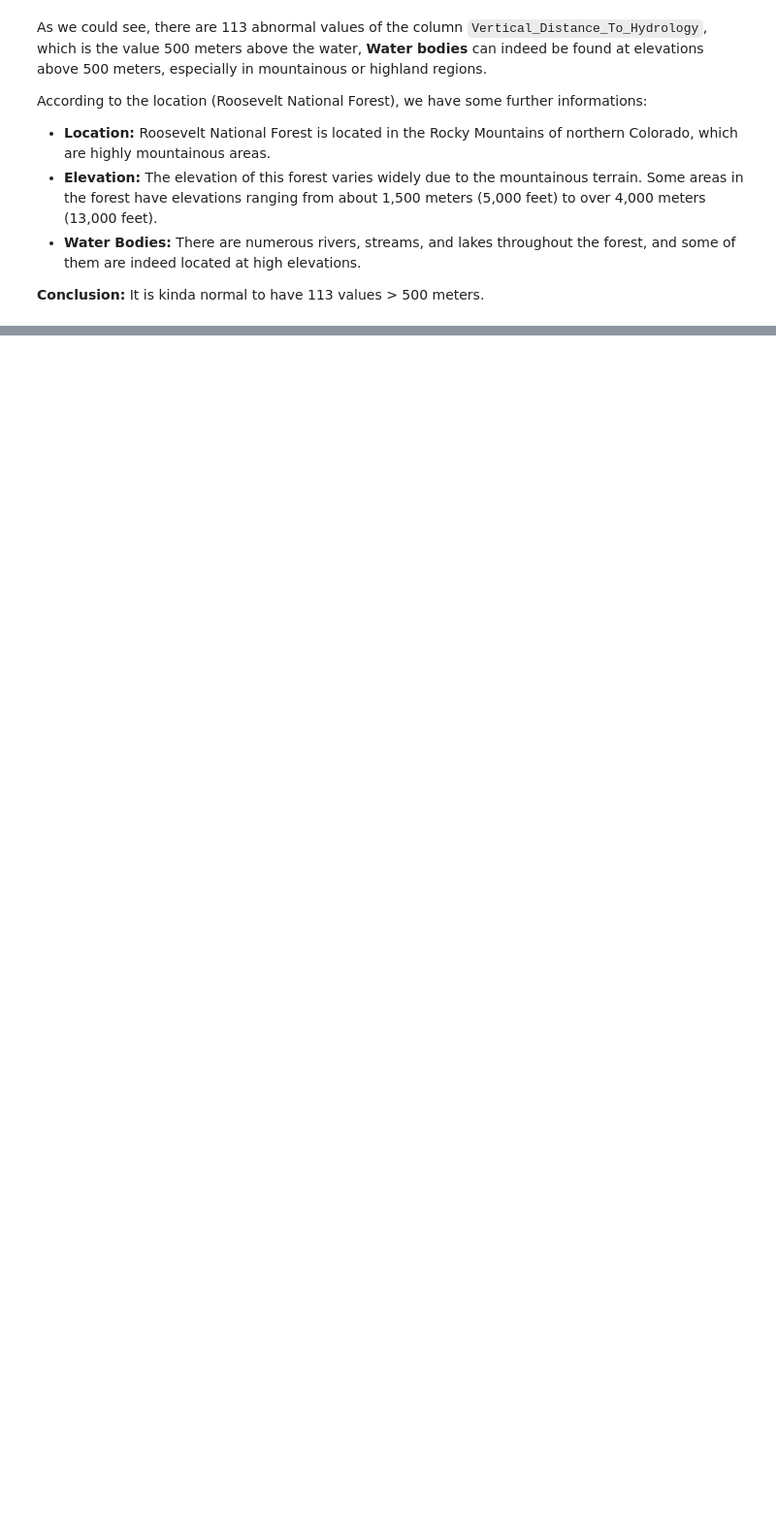
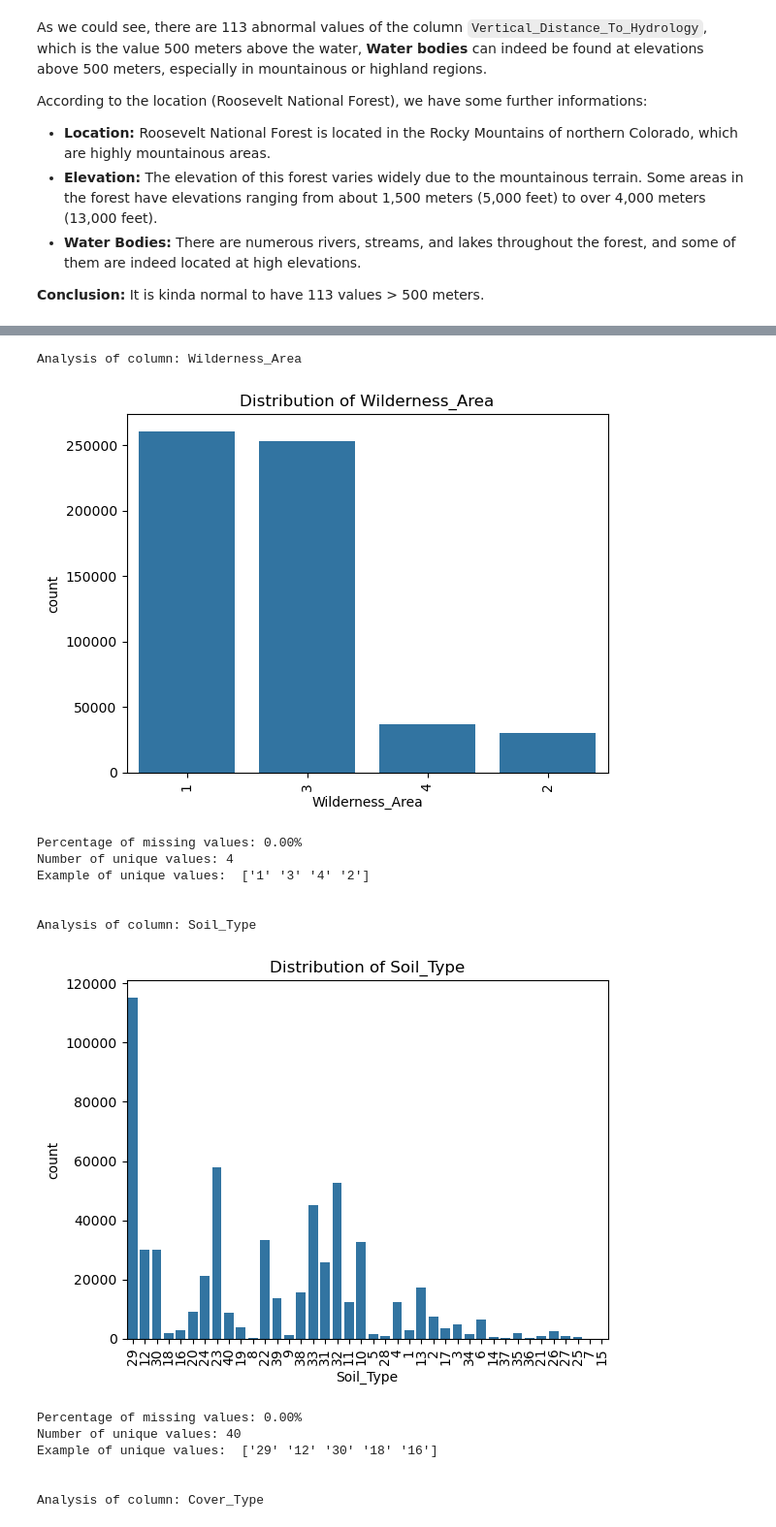
Before and after one commit to iamlkn/PDS_FinalProject, a Jupyter notebook: main.ipynb, the cells around one changed output, grey strips where cells are left out. Shown: that part at 97% size. Saved outputs shown, nothing was run; the diff lists cells and outputs as text; code cells hidden in the pictures; blank space fills up the shorter version.

Commit message:
Update EDA, Question Formulation
Add EDA Categorical, add question 1

```diff
--- a/main.ipynb
+++ b/main.ipynb
@@ -217,0 +313,42 @@ According to the location (Roosevelt National Forest), we have some further info
+# %%
+wilderness_cols = [col for col in df.columns if 'Wilderness_Area' in col]
+df['Wilderness_Area'] = df[wilderness_cols].idxmax(axis=1).str.replace('Wilderness_Area', '')
+
+soil_type_cols = [col for col in df.columns if 'Soil_Type' in col]
+df['Soil_Type'] = df[soil_type_cols].idxmax(axis=1).str.replace('Soil_Type', '')
+# %%
+categorical_cols = ['Wilderness_Area', 'Soil_Type', 'Cover_Type']
+
+for col in categorical_cols:
+    print(f'Analysis of column: {col}')
+
+    # Distribution
+    sns.countplot(x=col, data=df)
+    plt.title(f"Distribution of {col}")
+    plt.xticks(rotation=90)
+    plt.show()
+
+    missing_percentage = df[col].isnull().sum() * 100.0 / rows
+    print(f'Percentage of missing values: {missing_percentage:.2f}%')
+
+    unique_cnt = df[col].nunique()
+    unique_vals = df[col].unique()
+    print(f'Number of unique values: {unique_cnt}')
+    print('Example of unique values: ', unique_vals[:] if len(unique_vals) <= 10 else unique_vals[:5])
+    print('\n')
+# %% [output]
+Analysis of column: Wilderness_Area
+[figure, added]
+Percentage of missing values: 0.00%
+Number of unique values: 4
+Example of unique values:  ['1' '3' '4' '2']
+
+
+Analysis of column: Soil_Type
+[figure, added]
+Percentage of missing values: 0.00%
+Number of unique values: 40
+Example of unique values:  ['29' '12' '30' '18' '16']
+
+
+Analysis of column: Cover_Type
```
Also changed, not shown: parts of 15 cells of this notebook.
